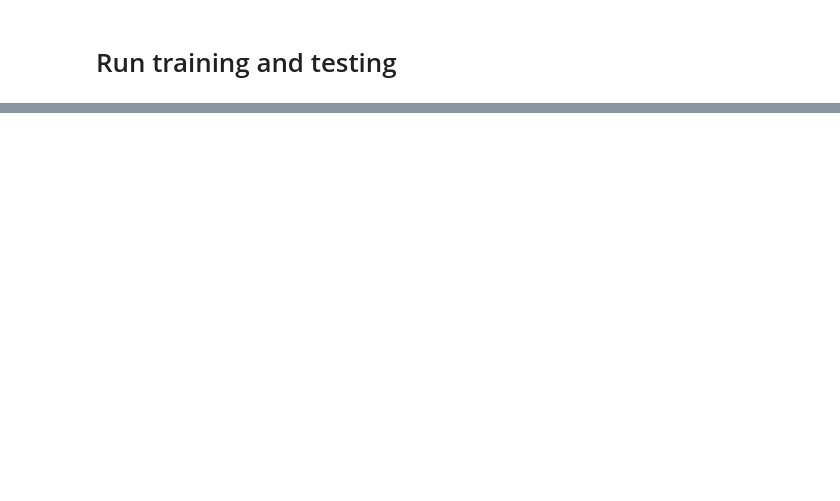
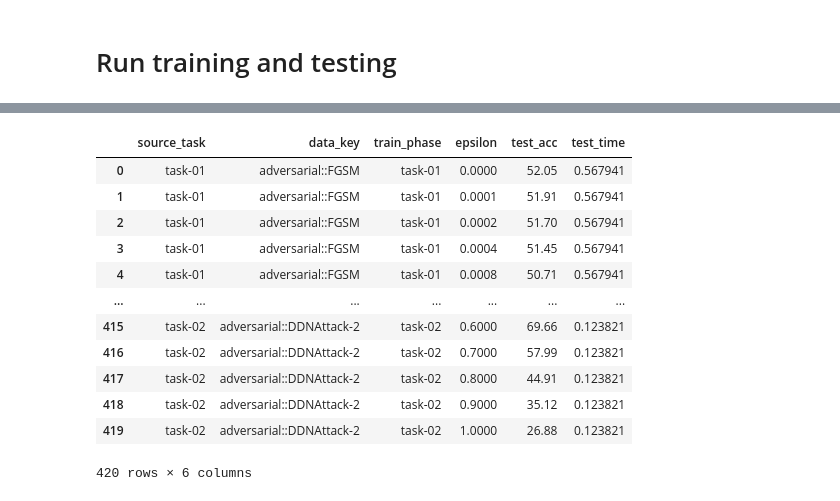
Before and after one commit to tuanpham96/bnn-cf-vs-robust, a Jupyter notebook: notebooks/exp1-test-pmnist-robustness.ipynb, the cells around one changed output, grey strips where cells are left out. Saved outputs shown, nothing was run; the diff lists cells and outputs as text; code cells hidden in the pictures; blank space fills up the shorter version.

```diff
--- a/notebooks/exp1-test-pmnist-robustness.ipynb
+++ b/notebooks/exp1-test-pmnist-robustness.ipynb
@@ -170,0 +214,16 @@ pd.read_csv('data/output/pmnist_robustness_test/perf_robust.csv')
+# %%
+pd.read_csv('data/output/test/pmnist_robustness_test/perf_attack.csv')
+# %% [output]
+|  | source_task | data_key | train_phase | epsilon | test_acc | test_time |
+| 0 | task-01 | adversarial::FGSM | task-01 | 0.0000 | 52.05 | 0.567941 |
+| 1 | task-01 | adversarial::FGSM | task-01 | 0.0001 | 51.91 | 0.567941 |
+| 2 | task-01 | adversarial::FGSM | task-01 | 0.0002 | 51.70 | 0.567941 |
+| 3 | task-01 | adversarial::FGSM | task-01 | 0.0004 | 51.45 | 0.567941 |
+| 4 | task-01 | adversarial::FGSM | task-01 | 0.0008 | 50.71 | 0.567941 |
+| ... | ... | ... | ... | ... | ... | ... |
+| 415 | task-02 | adversarial::DDNAttack-2 | task-02 | 0.6000 | 69.66 | 0.123821 |
+| 416 | task-02 | adversarial::DDNAttack-2 | task-02 | 0.7000 | 57.99 | 0.123821 |
+| 417 | task-02 | adversarial::DDNAttack-2 | task-02 | 0.8000 | 44.91 | 0.123821 |
+| 418 | task-02 | adversarial::DDNAttack-2 | task-02 | 0.9000 | 35.12 | 0.123821 |
+| 419 | task-02 | adversarial::DDNAttack-2 | task-02 | 1.0000 | 26.88 | 0.123821 |
+420 rows × 6 columns
```
Also changed, not shown: parts of 12 cells of this notebook, 4 other files.
